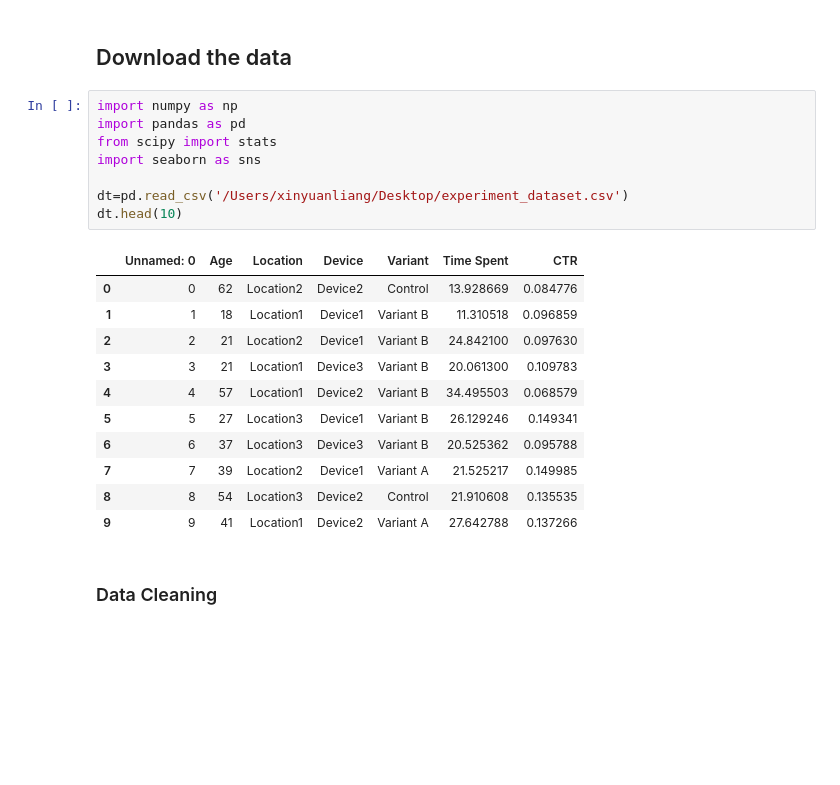
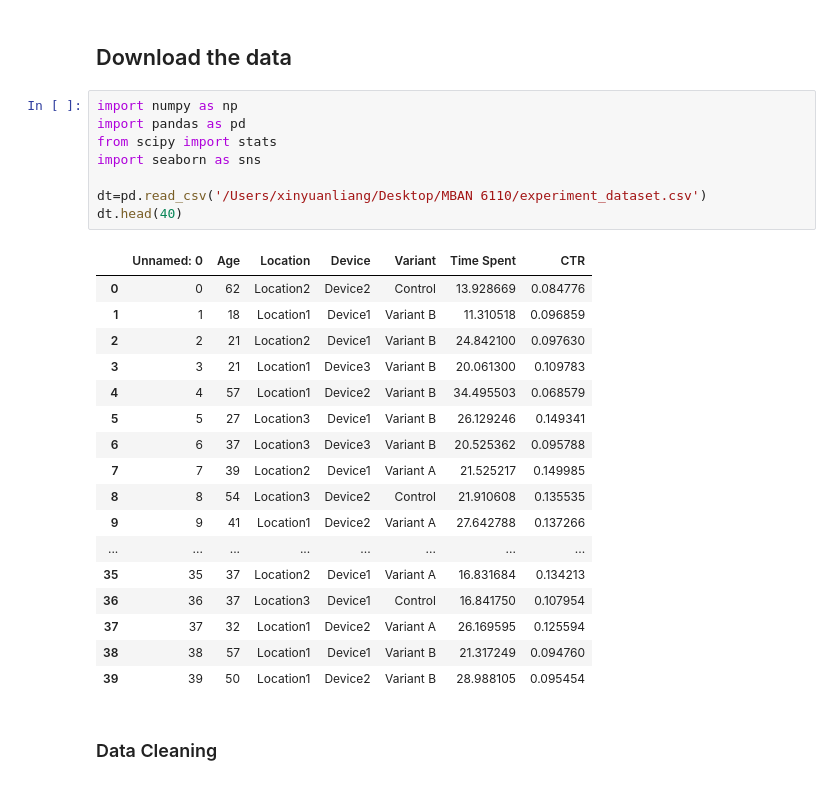
Before and after one commit to Dianalxy1/schulich_date_science, a Jupyter notebook: class4/Assignment_2.ipynb, the cells around one changed output. Cells and saved outputs as stored; diff of their text form; blank space fills up the shorter version.

```diff
--- a/class4/Assignment_2.ipynb
+++ b/class4/Assignment_2.ipynb
@@ -6,23 +6,29 @@
 # %%
 import numpy as np
 import pandas as pd
 from scipy import stats
 import seaborn as sns
 
-dt=pd.read_csv('/Users/xinyuanliang/Desktop/experiment_dataset.csv')
-dt.head(10)
+dt=pd.read_csv('/Users/xinyuanliang/Desktop/MBAN 6110/experiment_dataset.csv')
+dt.head(40)
 # %% [output]
 |  | Unnamed: 0 | Age | Location | Device | Variant | Time Spent | CTR |
 | 0 | 0 | 62 | Location2 | Device2 | Control | 13.928669 | 0.084776 |
 | 1 | 1 | 18 | Location1 | Device1 | Variant B | 11.310518 | 0.096859 |
 | 2 | 2 | 21 | Location2 | Device1 | Variant B | 24.842100 | 0.097630 |
 | 3 | 3 | 21 | Location1 | Device3 | Variant B | 20.061300 | 0.109783 |
 | 4 | 4 | 57 | Location1 | Device2 | Variant B | 34.495503 | 0.068579 |
 | 5 | 5 | 27 | Location3 | Device1 | Variant B | 26.129246 | 0.149341 |
 | 6 | 6 | 37 | Location3 | Device3 | Variant B | 20.525362 | 0.095788 |
 | 7 | 7 | 39 | Location2 | Device1 | Variant A | 21.525217 | 0.149985 |
 | 8 | 8 | 54 | Location3 | Device2 | Control | 21.910608 | 0.135535 |
 | 9 | 9 | 41 | Location1 | Device2 | Variant A | 27.642788 | 0.137266 |
+| ... | ... | ... | ... | ... | ... | ... | ... |
+| 35 | 35 | 37 | Location2 | Device1 | Variant A | 16.831684 | 0.134213 |
+| 36 | 36 | 37 | Location3 | Device1 | Control | 16.841750 | 0.107954 |
+| 37 | 37 | 32 | Location1 | Device2 | Variant A | 26.169595 | 0.125594 |
+| 38 | 38 | 57 | Location1 | Device1 | Variant B | 21.317249 | 0.094760 |
+| 39 | 39 | 50 | Location1 | Device2 | Variant B | 28.988105 | 0.095454 |
 # %% [markdown]
 ### Data Cleaning
 # %%
```
Also changed, not shown: parts of 11 cells of this notebook, 4 other files.
